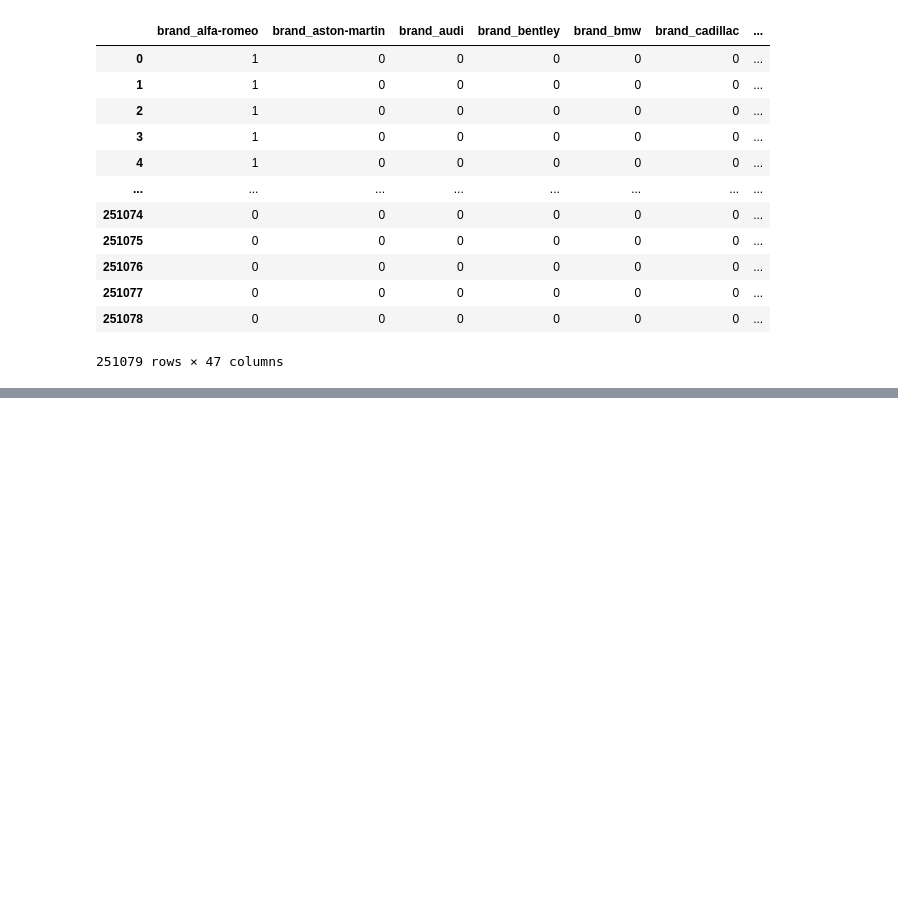
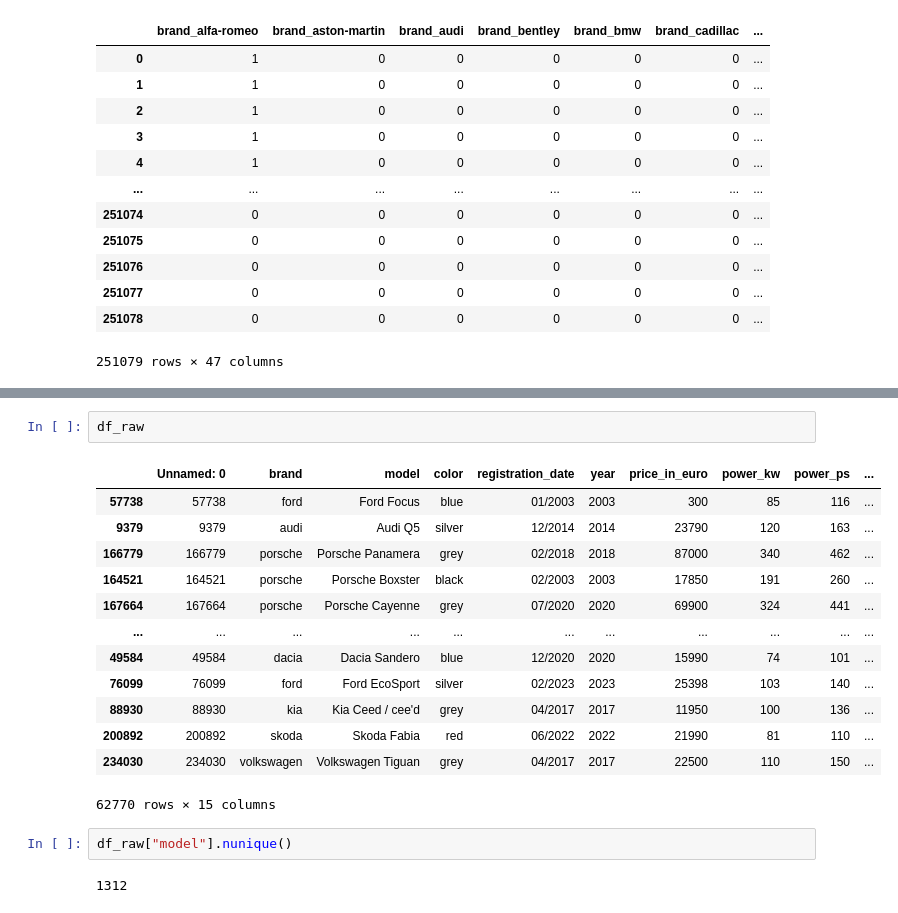
Before and after one commit to juebrauer/examples, a Jupyter notebook: 067_ws26_anwendungen_der_ki/03_ml_auf_realen_daten.ipynb, the cells around one changed output, grey strips where cells are left out. Drawn from its saved outputs; the diff is of its cells as text; blank space fills up the shorter version.

```diff
--- a/067_ws26_anwendungen_der_ki/03_ml_auf_realen_daten.ipynb
+++ b/067_ws26_anwendungen_der_ki/03_ml_auf_realen_daten.ipynb
@@ -753,0 +872,20 @@ pandas.get_dummies( df_raw[ ["brand" ] ], dtype=int )
+# %%
+df_raw
+# %% [output]
+|  | Unnamed: 0 | brand | model | color | registration_date | year | price_in_euro | power_kw | power_ps | ... |
+| 57738 | 57738 | ford | Ford Focus | blue | 01/2003 | 2003 | 300 | 85 | 116 | ... |
+| 9379 | 9379 | audi | Audi Q5 | silver | 12/2014 | 2014 | 23790 | 120 | 163 | ... |
+| 166779 | 166779 | porsche | Porsche Panamera | grey | 02/2018 | 2018 | 87000 | 340 | 462 | ... |
+| 164521 | 164521 | porsche | Porsche Boxster | black | 02/2003 | 2003 | 17850 | 191 | 260 | ... |
+| 167664 | 167664 | porsche | Porsche Cayenne | grey | 07/2020 | 2020 | 69900 | 324 | 441 | ... |
+| ... | ... | ... | ... | ... | ... | ... | ... | ... | ... | ... |
+| 49584 | 49584 | dacia | Dacia Sandero | blue | 12/2020 | 2020 | 15990 | 74 | 101 | ... |
+| 76099 | 76099 | ford | Ford EcoSport | silver | 02/2023 | 2023 | 25398 | 103 | 140 | ... |
+| 88930 | 88930 | kia | Kia Ceed / cee'd | grey | 04/2017 | 2017 | 11950 | 100 | 136 | ... |
+| 200892 | 200892 | skoda | Skoda Fabia | red | 06/2022 | 2022 | 21990 | 81 | 110 | ... |
+| 234030 | 234030 | volkswagen | Volkswagen Tiguan | grey | 04/2017 | 2017 | 22500 | 110 | 150 | ... |
+62770 rows × 15 columns
+# %%
+df_raw["model"].nunique()
+# %% [output]
+1312
```
Also changed, not shown: parts of 15 cells of this notebook, 1 other file.
